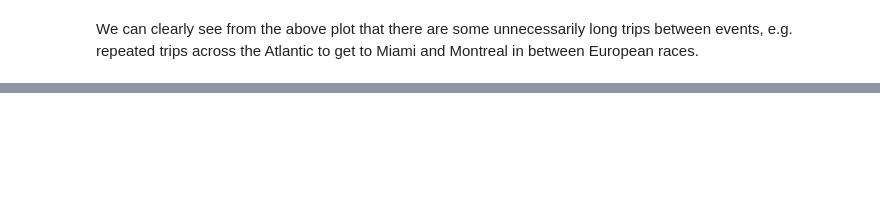
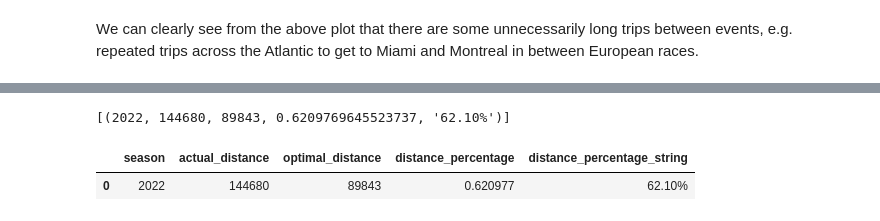
Before and after one commit to FraserTarbet/F1-calendar-optimisation, a Jupyter notebook: Calendar optimisation.ipynb, the cells around one changed output, grey strips where cells are left out. Cells and saved outputs as stored; diff of their text form; code cells hidden in the pictures; blank space fills up the shorter version.

Commit message:
grouping optimisation

```diff
--- a/Calendar optimisation.ipynb
+++ b/Calendar optimisation.ipynb
@@ -198,7 +224,6 @@ fig.update_layout(
 # %% [output]
 [interactive output not drawn]
 # %%
-
 def find_best_route_through_points(gdf, point_identifier):
 
     if len(gdf.index) == 1:
@@ -230,7 +255,7 @@ def find_best_route_through_points(gdf, point_identifier):
 
     # Calculated distances for each permutation
     frames_to_concat = []
-    for i in range(0, len(point_perms)):
+    for i in range(0, 1): #len(point_perms)):
         gdf_copy = gdf.copy()
         gdf_copy["iteration"] = i
         gdf_copy["sorter"] = gdf_copy[point_identifier].apply(lambda x: point_perms[i].index(x))
@@ -313,13 +338,13 @@ def find_optimal_route(groups_gdf, season_gdf):
     route.reset_index(inplace=True, drop=True)
     route = add_route_distance(route)
 
-    return route, group_route_dict
+    return route
 
 
 
 # Get optimal route for this season and compare the total distance to the current schedule
 
-optimal_route, group_route_dict = find_optimal_route(groups_gdf, season_gdf)
+optimal_route = find_optimal_route(groups_gdf, season_gdf)
 current_route = get_season_geodataframe(2022)
 
 optimal_distance = optimal_route["distance_in_km"].sum()
@@ -334,6 +359,7 @@ fig.add_trace(
         lon=optimal_route["long"],
         lat=optimal_route["lat"],
         mode="lines+markers",
+        marker_color=optimal_route["group_id"]
     )
 )
 
@@ -347,0 +384,28 @@ fig.show()
+# %%
+results = []
+
+for season in range(2021, 2022):
+
+    season_gdf = get_season_geodataframe(season)
+    actual_distance = int(season_gdf["distance_in_km"].sum())
+
+    season_gdf, groups_gdf = find_best_grouping(season_gdf)
+
+    optimal_route = find_optimal_route(groups_gdf, season_gdf)
+    optimal_distance = int(optimal_route["distance_in_km"].sum())
+
+    distance_percentage = optimal_distance / current_distance
+    distance_percentage_string = "{0:.2%}".format(distance_percentage)
+
+    results.append((season, actual_distance, optimal_distance, distance_percentage, distance_percentage_string))
+
+results
+# %% [output]
+[(2022, 144680, 89843, 0.6209769645523737, '62.10%')]
+# %%
+results_df = pd.DataFrame(results, columns=["season", "actual_distance", "optimal_distance", "distance_percentage", "distance_percentage_string"])
+
+results_df
+# %% [output]
+|  | season | actual_distance | optimal_distance | distance_percentage | distance_percentage_string |
+| 0 | 2022 | 144680 | 89843 | 0.620977 | 62.10% |
```
Also changed, not shown: parts of 5 cells of this notebook.
